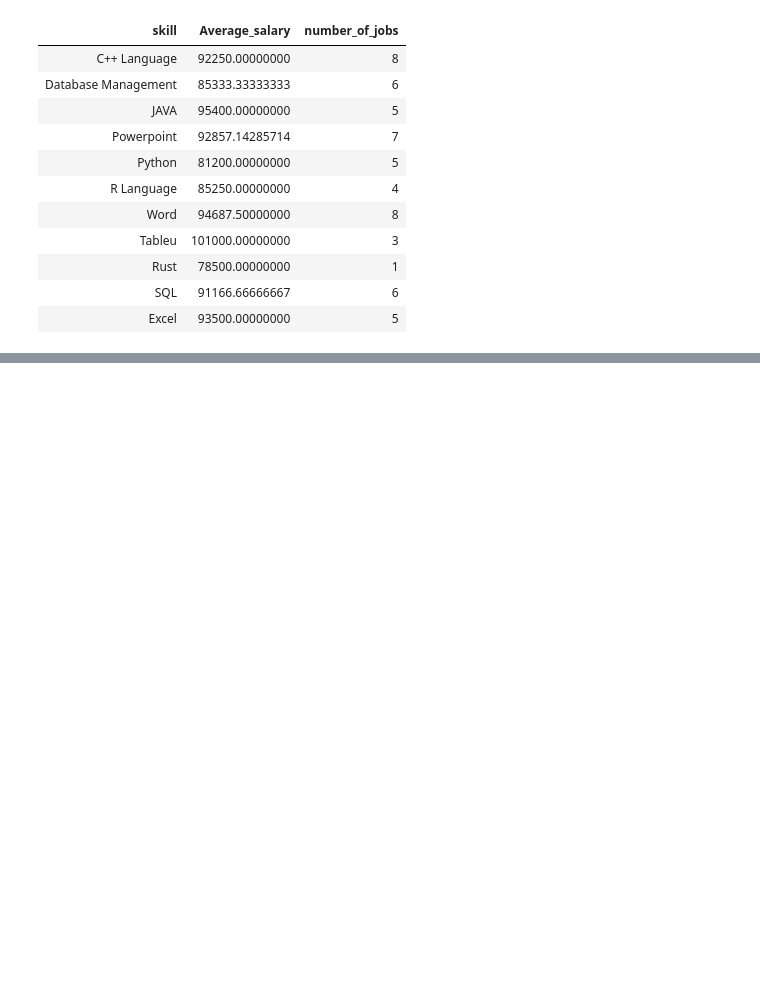
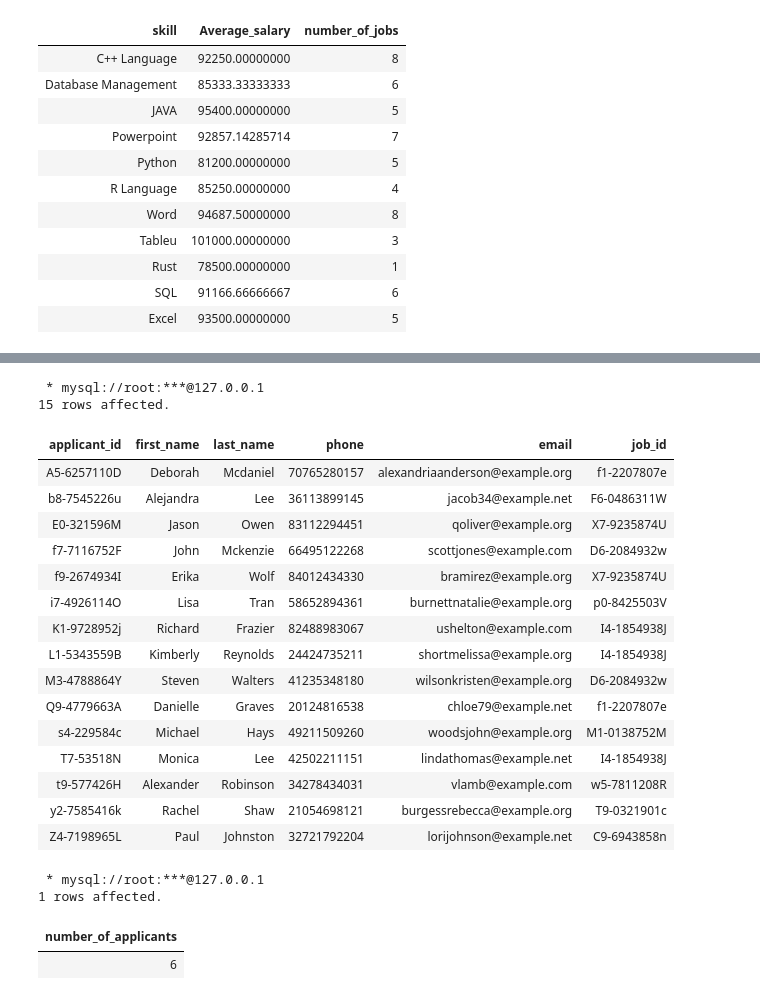
Before and after one commit to JasmineMadi/datajoint-tutorials, a Jupyter notebook: db-course/PythonFinalPro.ipynb, the cells around one changed output, grey strips where cells are left out. Drawn from its saved outputs; the diff is of its cells as text; code cells hidden in the pictures; blank space fills up the shorter version.

```diff
--- a/db-course/PythonFinalPro.ipynb
+++ b/db-course/PythonFinalPro.ipynb
@@ -440,0 +438,35 @@ where manager_id=300348
+# %%
+%%sql
+SELECT * FROM applicant natural join application
+GROUP BY applicant_id
+HAVING COUNT(DISTINCT job_id) >= 2
+# %% [output]
+ * mysql://root:***@127.0.0.1
+15 rows affected.
+| applicant_id | first_name | last_name | phone | email | job_id |
+| A5-6257110D | Deborah | Mcdaniel | 70765280157 | alexandriaanderson@example.org | f1-2207807e |
+| b8-7545226u | Alejandra | Lee | 36113899145 | jacob34@example.net | F6-0486311W |
+| E0-321596M | Jason | Owen | 83112294451 | qoliver@example.org | X7-9235874U |
+| f7-7116752F | John | Mckenzie | 66495122268 | scottjones@example.com | D6-2084932w |
+| f9-2674934I | Erika | Wolf | 84012434330 | bramirez@example.org | X7-9235874U |
+| i7-4926114O | Lisa | Tran | 58652894361 | burnettnatalie@example.org | p0-8425503V |
+| K1-9728952j | Richard | Frazier | 82488983067 | ushelton@example.com | I4-1854938J |
+| L1-5343559B | Kimberly | Reynolds | 24424735211 | shortmelissa@example.org | I4-1854938J |
+| M3-4788864Y | Steven | Walters | 41235348180 | wilsonkristen@example.org | D6-2084932w |
+| Q9-4779663A | Danielle | Graves | 20124816538 | chloe79@example.net | f1-2207807e |
+| s4-229584c | Michael | Hays | 49211509260 | woodsjohn@example.org | M1-0138752M |
+| T7-53518N | Monica | Lee | 42502211151 | lindathomas@example.net | I4-1854938J |
+| t9-577426H | Alexander | Robinson | 34278434031 | vlamb@example.com | w5-7811208R |
+| y2-7585416k | Rachel | Shaw | 21054698121 | burgessrebecca@example.org | T9-0321901c |
+| Z4-7198965L | Paul | Johnston | 32721792204 | lorijohnson@example.net | C9-6943858n |
+# %%
+%%sql
+SELECT count(ap.applicant_id) as number_of_applicants
+FROM applicant ap
+JOIN offer o ON ap.applicant_id = o.applicant_id
+WHERE o.applicant_id NOT IN (SELECT applicant_id FROM acceptance)
+# %% [output]
+ * mysql://root:***@127.0.0.1
+1 rows affected.
+| number_of_applicants |
+| 6 |
```
Also changed, not shown: parts of 4 cells of this notebook.
